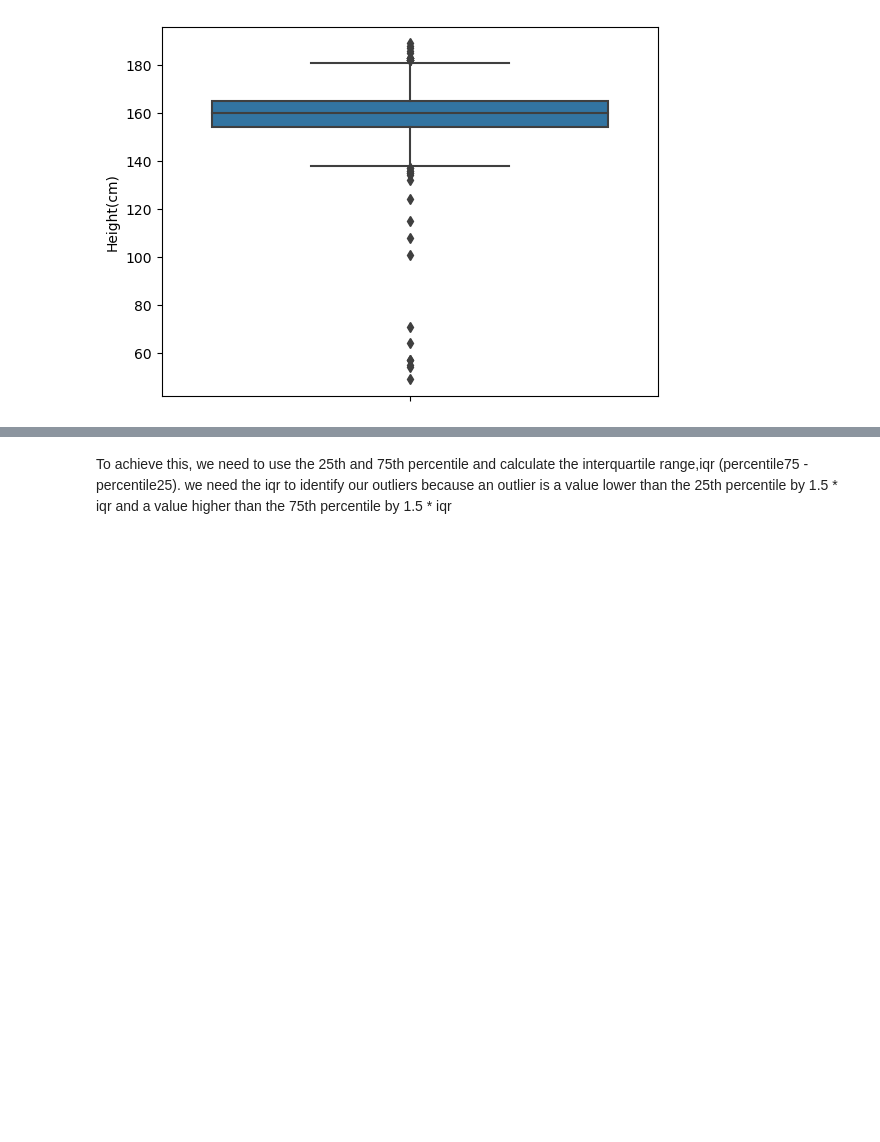
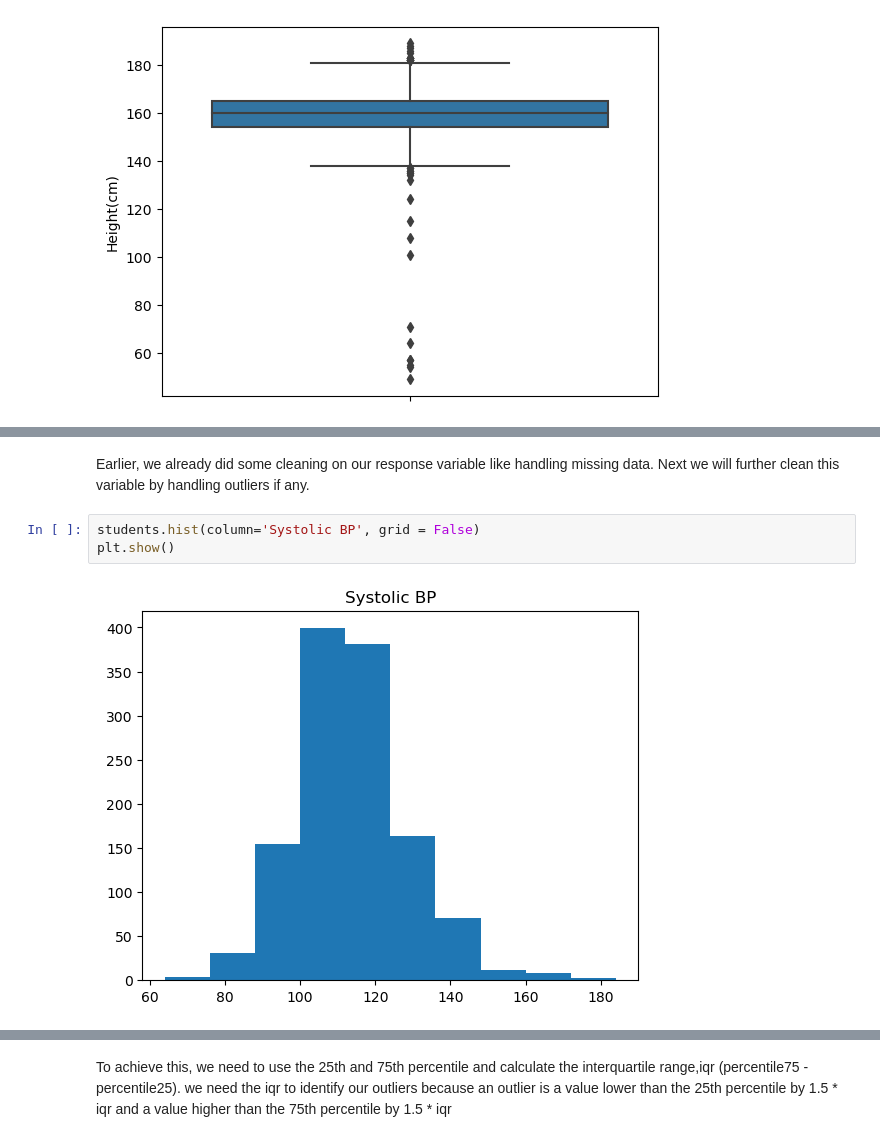
Before and after one commit to Ndong21/Datascience_python_regression, a Jupyter notebook: Datascience_python_regression.ipynb, the cells around one changed output, grey strips where cells are left out. Drawn from its saved outputs; the diff is of its cells as text; blank space fills up the shorter version.

```diff
--- a/Datascience_python_regression.ipynb
+++ b/Datascience_python_regression.ipynb
@@ -621,0 +659,7 @@ box=sns.boxplot(y=students['Height(cm)'])
+# %% [markdown]
+Earlier, we already did some cleaning on our response variable like handling missing data. Next we will further clean this variable by handling outliers if any.
+# %%
+students.hist(column='Systolic BP', grid = False)
+plt.show()
+# %% [output]
+[figure, added]
```
Also changed, not shown: parts of 31 cells of this notebook.
